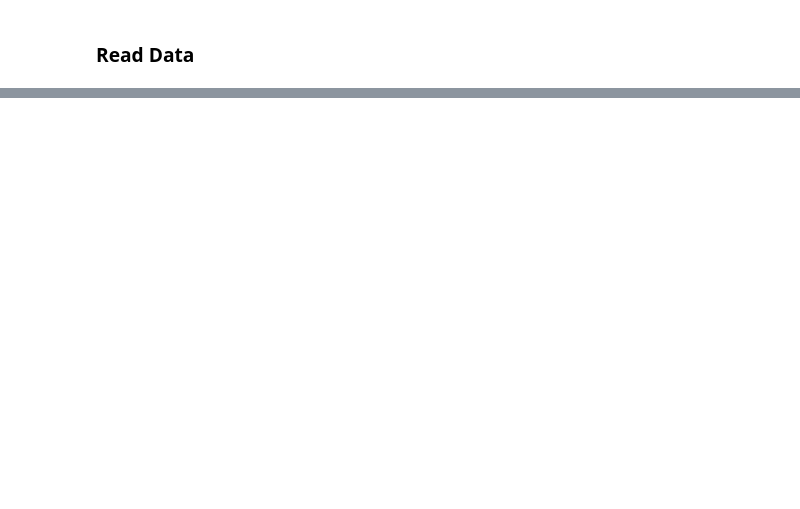
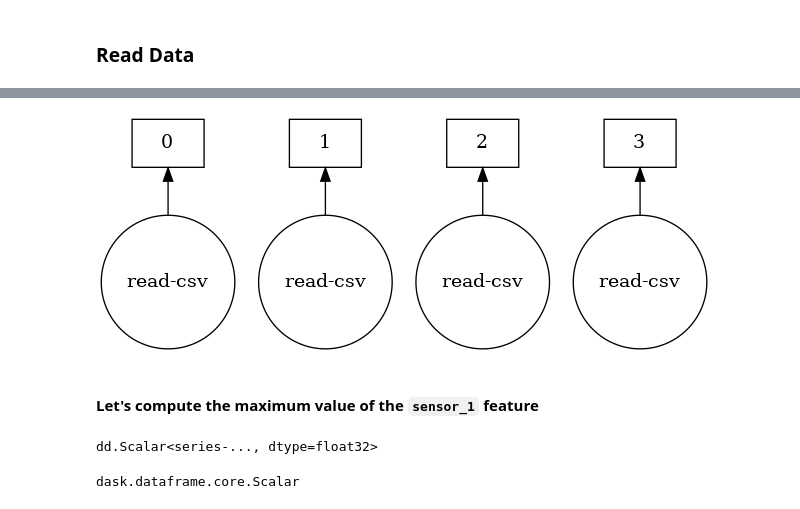
Before and after one commit to arnabbiswas1/feature_engineering_with_tsfresh_and_dask, a Jupyter notebook: notebooks/3_fe_on_large_data_dask.ipynb, the cells around one changed output, grey strips where cells are left out. Saved outputs shown, nothing was run; the diff lists cells and outputs as text; code cells hidden in the pictures; blank space fills up the shorter version.

```diff
--- a/notebooks/3_fe_on_large_data_dask.ipynb
+++ b/notebooks/3_fe_on_large_data_dask.ipynb
@@ -71,0 +89,7 @@ client
+# %%
+%%time
+ddf = dd.read_csv(
+    urlpath=f"{DATA_DIR}/1408*.csv",
+    blocksize=None,
+    dtype=data_types,
+    include_path_column='segment_id')
@@ -71,0 +135,14 @@ client
+# %%
+ddf.visualize()
+# %% [output]
+[figure, added]
+# %% [markdown]
+#### Let's compute the maximum value of the `sensor_1` feature
+# %%
+ddf.sensor_1.max()
+# %% [output]
+dd.Scalar<series-..., dtype=float32>
+# %%
+type(ddf.sensor_1.max())
+# %% [output]
+dask.dataframe.core.Scalar
```
Also changed, not shown: parts of 51 cells of this notebook, 2 other files.
